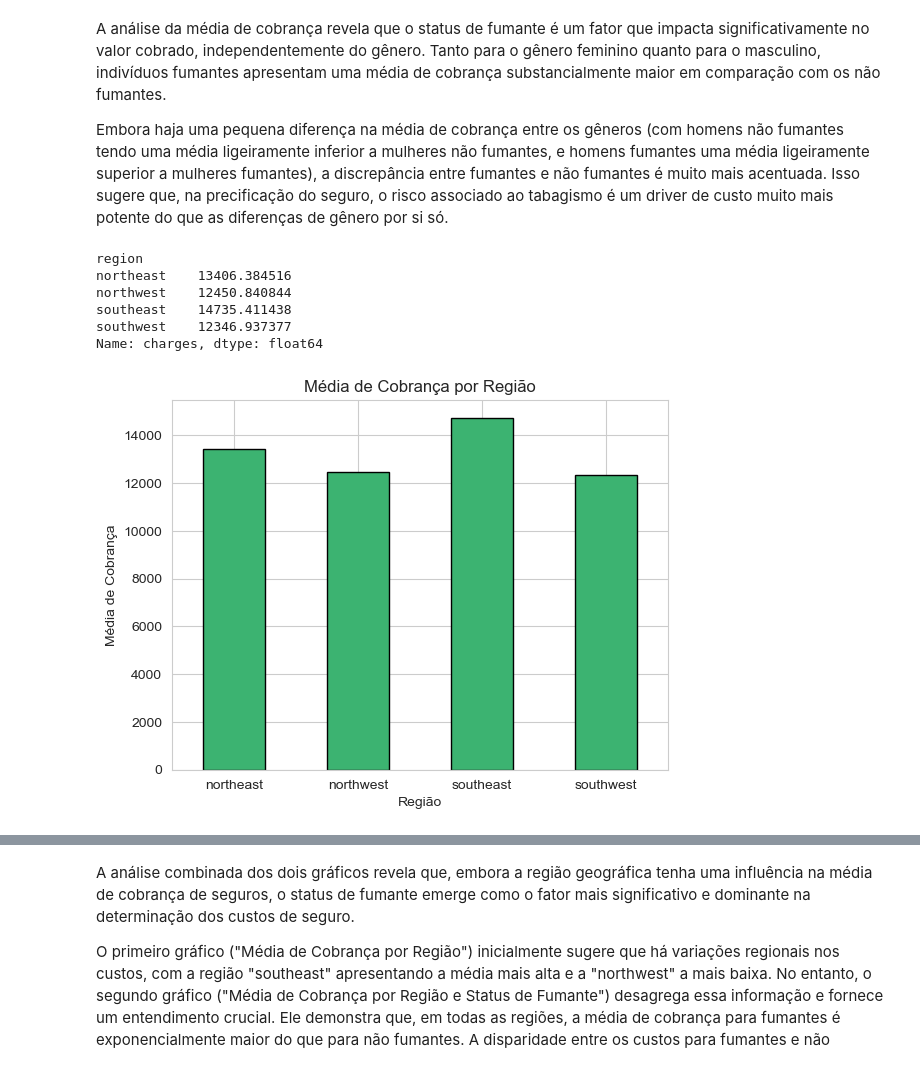
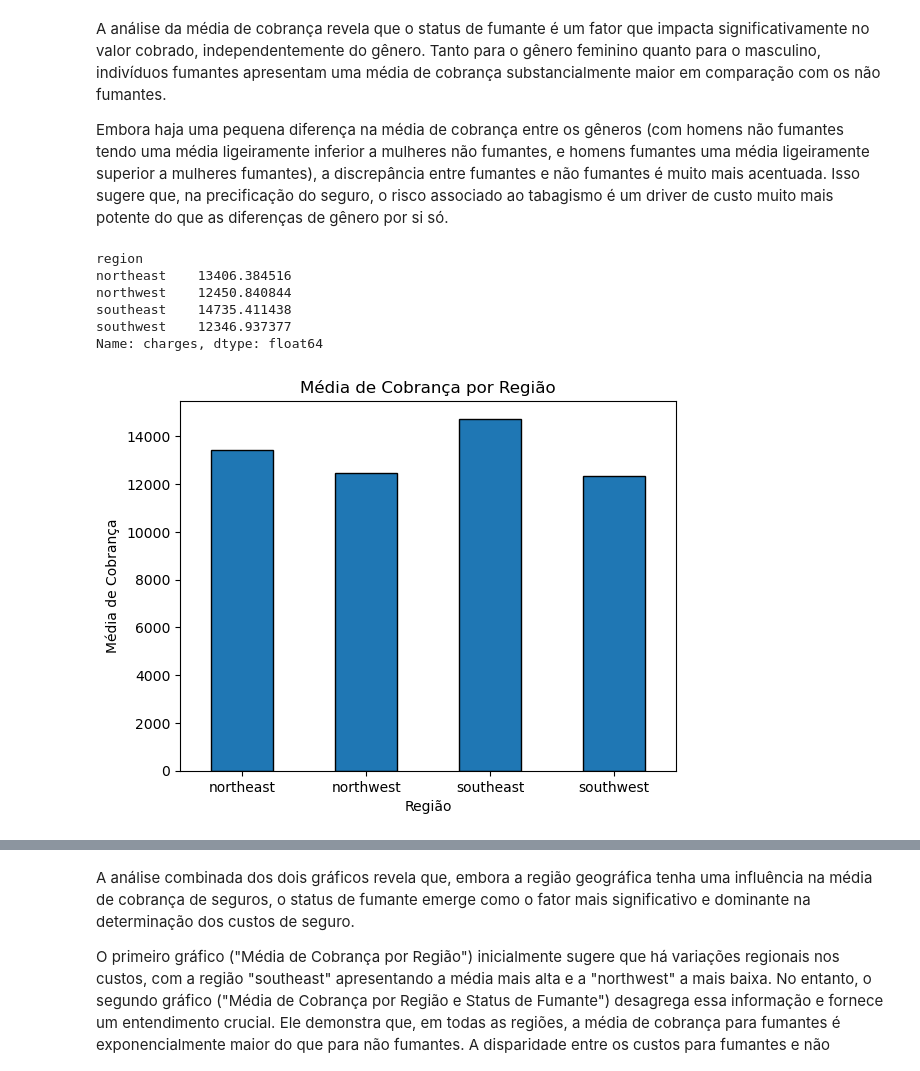
Before and after one commit to thiagofernandes101/ProjetosFiap, a Jupyter notebook: TechChallenge/Fase1/health_insurance/health_insurance.ipynb, the cells around one changed output, grey strips where cells are left out. Cells and saved outputs as stored; diff of their text form; code cells hidden in the pictures.

```diff
--- a/TechChallenge/Fase1/health_insurance/health_insurance.ipynb
+++ b/TechChallenge/Fase1/health_insurance/health_insurance.ipynb
@@ -308,34 +340,3 @@ As caixas (representando o quartil interquartil, Q1 a Q3) são mais alongadas e
 Para 3 filhos, a mediana ainda é alta, mas a dispersão dos dados é um pouco menor do que para 0, 1 e 2 filhos.
 
 Para 4 e 5 filhos, não apenas a mediana é mais baixa, mas a dispersão (tamanho da caixa e dos bigodes) é consideravelmente menor e há menos outliers. Isso sugere que, embora o número de segurados nesses grupos seja menor, as cobranças tendem a ser mais previsíveis e mais baixas.
-# %%
-# Proporção de fumantes por quantidade de filhos e por categoria de BMI
-
-fig, axes = plt.subplots(1, 2, figsize=(14, 5))
-
-# Gráfico 1: Proporção de fumantes por quantidade de filhos
-smoker_by_children = dataset.groupby(['children', 'smoker']).size().unstack(fill_value=0)
-smoker_by_children_prop = smoker_by_children.div(smoker_by_children.sum(axis=1), axis=0)
-smoker_by_children_prop.plot(kind='bar', stacked=True, color=['skyblue', 'orange'], edgecolor='black', ax=axes[0])
-axes[0].set_title('Proporção de Fumantes por Quantidade de Filhos')
-axes[0].set_xlabel('Quantidade de Filhos')
-axes[0].set_ylabel('Proporção')
-axes[0].legend(title='Fumante')
-
-# Gráfico 2: Proporção de fumantes por categoria de BMI
-# Certifique-se de que a coluna 'bmi_category' existe
-if 'bmi_category' not in dataset.columns:
-    bmi_bins = [0, 18.5, 25, 30, 40, 100]
-    bmi_labels = ['Abaixo do Peso', 'Peso Normal', 'Sobrepeso', 'Obesidade', 'Obesidade Grave']
-    dataset['bmi_category'] = pd.cut(dataset['bmi'], bins=bmi_bins, labels=bmi_labels, right=False)
-
-smoker_by_bmi = dataset.groupby(['bmi_category', 'smoker']).size().unstack(fill_value=0)
-smoker_by_bmi_prop = smoker_by_bmi.div(smoker_by_bmi.sum(axis=1), axis=0)
-smoker_by_bmi_prop.plot(kind='bar', stacked=True, color=['skyblue', 'orange'], edgecolor='black', ax=axes[1])
-axes[1].set_title('Proporção de Fumantes por Categoria de BMI')
-axes[1].set_xlabel('Categoria de BMI')
-axes[1].set_ylabel('Proporção')
-axes[1].legend(title='Fumante')
-
-plt.tight_layout()
-plt.show()
@@ -422,25 +442,21 @@ A análise da média de cobrança revela que o status de fumante é um fator que
 
 Embora haja uma pequena diferença na média de cobrança entre os gêneros (com homens não fumantes tendo uma média ligeiramente inferior a mulheres não fumantes, e homens fumantes uma média ligeiramente superior a mulheres fumantes), a discrepância entre fumantes e não fumantes é muito mais acentuada. Isso sugere que, na precificação do seguro, o risco associado ao tabagismo é um driver de custo muito mais potente do que as diferenças de gênero por si só.
 # %%
-# Calcular a média de cobrança por região
 average_charges_by_region = dataset.groupby('region')['charges'].mean()
-
-# Exibir os resultados
 print(average_charges_by_region)
 
-# Visualizar os resultados com um gráfico de barras
-average_charges_by_region.plot(kind='bar', color='mediumseagreen', edgecolor='black')
+average_charges_by_region.plot(kind='bar', color='#1f77b4', edgecolor='black')
 plt.title('Média de Cobrança por Região')
 plt.xlabel('Região')
 plt.ylabel('Média de Cobrança')
 plt.xticks(rotation=0)
 plt.show()
 # %% [output]
 region
 northeast    13406.384516
 northwest    12450.840844
 southeast    14735.411438
 southwest    12346.937377
 Name: charges, dtype: float64
-[figure, old version]
+[figure, new version]
 # %%
```
Also changed, not shown: parts of 38 cells of this notebook.
